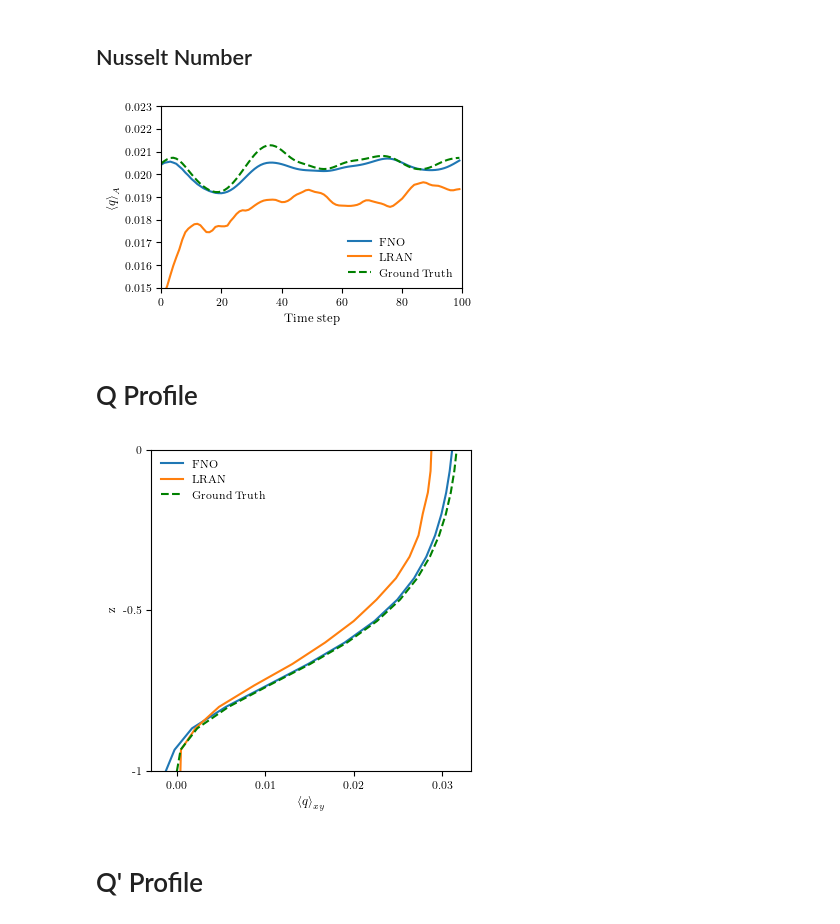
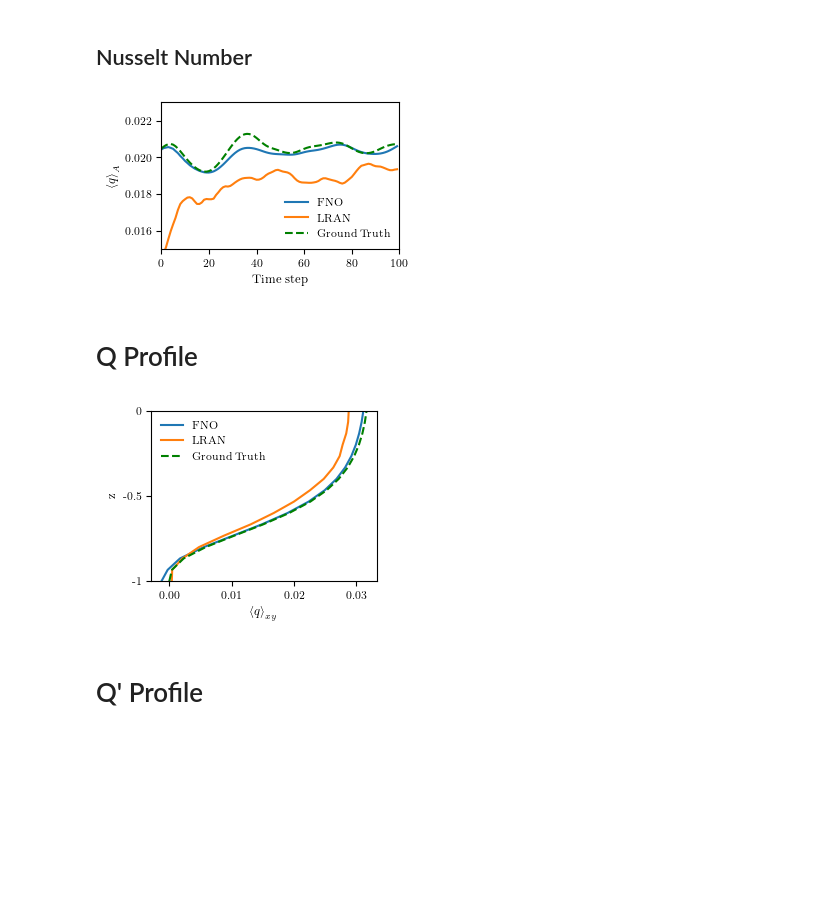
Before and after one commit to tmarkmann/RBC-PINN-Surrogate, a Jupyter notebook: notebooks/tm-7-3D-results.ipynb, the cells around one changed output. Saved outputs shown, nothing was run; the diff lists cells and outputs as text; code cells hidden in the pictures; blank space fills up the shorter version.

```diff
--- a/notebooks/tm-7-3D-results.ipynb
+++ b/notebooks/tm-7-3D-results.ipynb
@@ -182,7 +182,7 @@ mean_df_lran = mean_df[mean_df["model"] == "3d-lran"]
 mean_df_fno = mean_df[mean_df["model"] == "3d-fno"]
 
 
-fig, ax = plt.subplots(figsize=set_size(455, fraction=0.6))
+fig, ax = plt.subplots(figsize=set_size(455, fraction=0.5))
 plt.plot(mean_df_fno["step"], mean_df_fno["nu_pred"], label="FNO")
 plt.plot(mean_df_lran["step"], mean_df_lran["nu_pred"], label="LRAN")
 plt.plot(mean_df_fno["step"], mean_df_fno["nu_target"], "g--", label="Ground Truth")
@@ -196,9 +196,9 @@ ax.set_xlim(left=0, right=100)
 ax.legend(frameon=False)
 fig.tight_layout(pad=0.5)
 
-plt.show()
+fig.savefig("figs/nusselt.pdf")
 # %% [output]
-[figure, old version]
+[figure, new version]
 # %% [markdown]
 # Q Profile
 # %%
@@ -207,37 +207,36 @@ df_q_profile = pd.concat(
     ignore_index=True,
 )
 
 # get mean per step and nodel
 df_q_profile = df_q_profile.groupby(["height", "model"], as_index=False)[
     ["q_pred", "q_target"]
 ].mean()
 
 wide_q_df = df_q_profile.pivot(
     index="height", columns="model", values="q_pred"
 ).reset_index()
 wide_q_df["q_target"] = df_q_profile.groupby("height")["q_target"].first().values
 
 cutoff = wide_q_df["height"].max() / 2
 df_q_half = wide_q_df[wide_q_df["height"] <= cutoff]
 
-fig, ax = plt.subplots(figsize=set_size(455, fraction=0.6, aspect=1))
+fig, ax = plt.subplots(figsize=set_size(455, fraction=0.45, aspect=0.8))
 
 for model, label in zip(["3d-fno", "3d-lran"], ["FNO", "LRAN"]):
     plt.plot(df_q_half[model], df_q_half["height"], label=label)
 plt.plot(df_q_half["q_target"], df_q_half["height"], "g--", label="Ground Truth")
 
 ax.set_xlabel(r"${\langle q \rangle}_{xy}$")
 ax.set_ylabel(r"z")
 ax.set_ylim(bottom=0, top=cutoff - 1)
 ax.set_yticks([0, 7.5, 15], labels=[-1, -0.5, 0])
 ax.set_xticks([0, 0.01, 0.02, 0.03])
 
 ax.legend(frameon=False)
 fig.tight_layout(pad=0.5)
-
-plt.show()
+fig.savefig("figs/q_profile.pdf")
 # %% [output]
-[figure, old version]
+[figure, new version]
 # %% [markdown]
 # Q' Profile
 # %%
```
Also changed, not shown: parts of 3 cells of this notebook, 4 other files.
